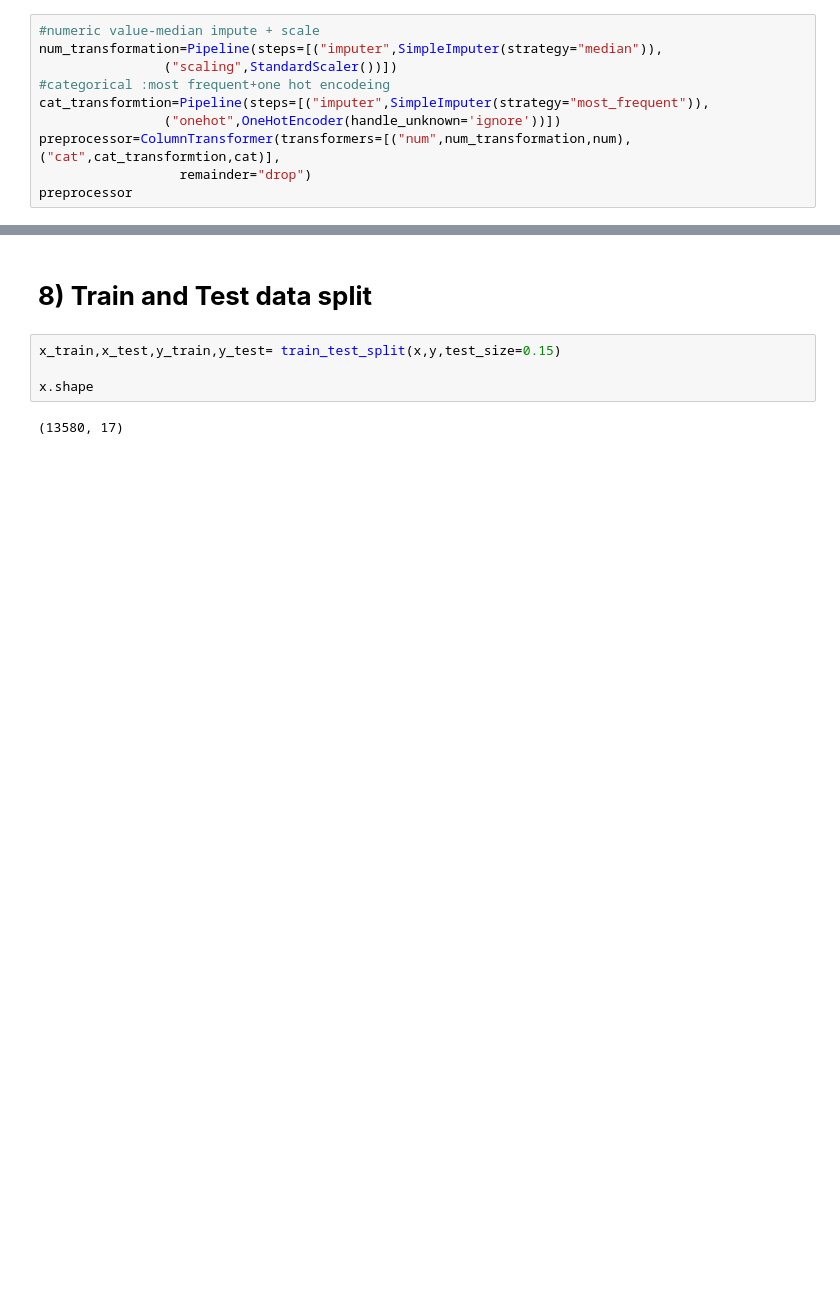
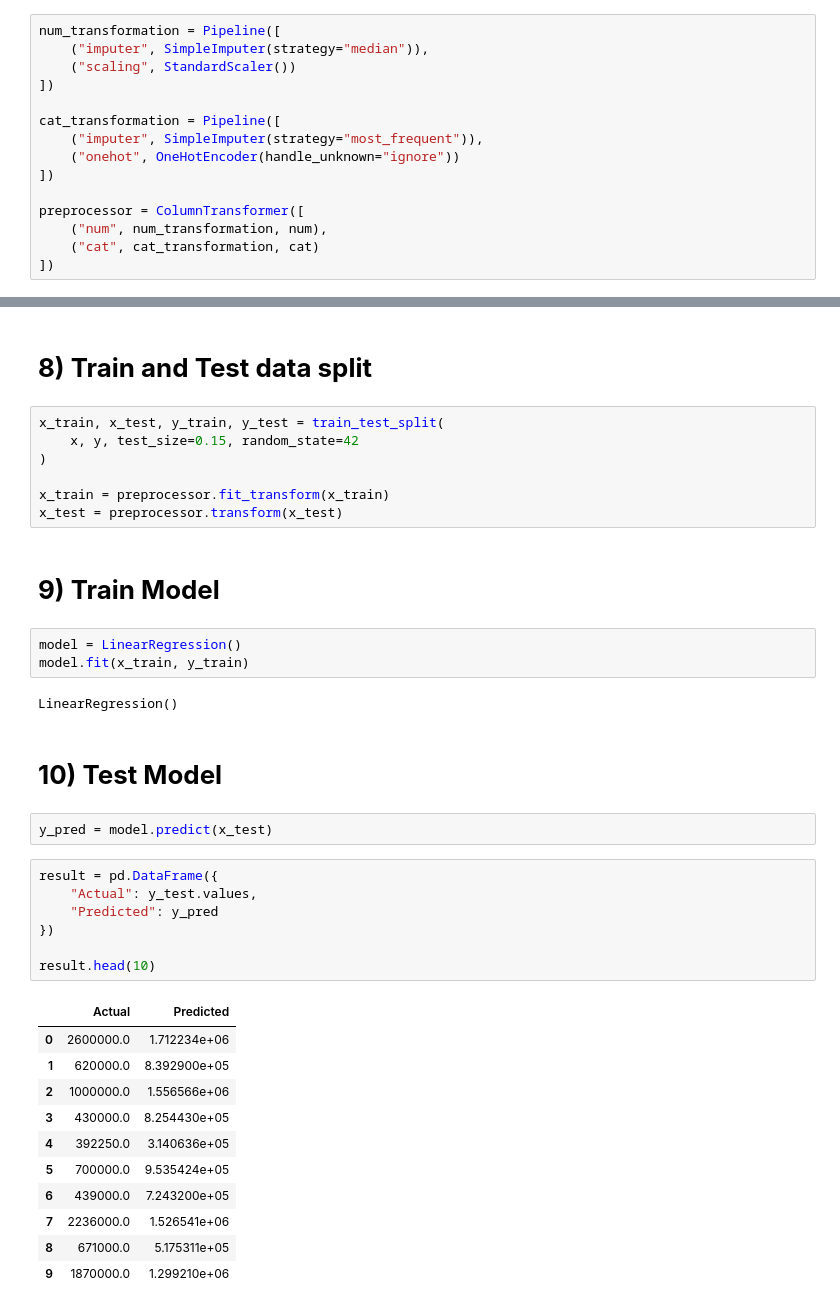
Before and after one commit to Gayathri7841/AI-Learning-Journey, a Jupyter notebook: LinearRegression.ipynb, the cells around one changed output, grey strips where cells are left out. Drawn from its saved outputs; the diff is of its cells as text; blank space fills up the shorter version.

```diff
--- a/LinearRegression.ipynb
+++ b/LinearRegression.ipynb
@@ -167,12 +170,17 @@ cat
 # %% [markdown]
 # **7) Preprocessing Pipeline(impute +encode + scaling)**
 # %%
-#numeric value-median impute + scale
-num_transformation=Pipeline(steps=[("imputer",SimpleImputer(strategy="median")),
-                ("scaling",StandardScaler())])
-#categorical :most frequent+one hot encodeing
-cat_transformtion=Pipeline(steps=[("imputer",SimpleImputer(strategy="most_frequent")),
-                ("onehot",OneHotEncoder(handle_unknown='ignore'))])
-preprocessor=ColumnTransformer(transformers=[("num",num_transformation,num),("cat",cat_transformtion,cat)],
-                  remainder="drop")
-preprocessor
+num_transformation = Pipeline([
+    ("imputer", SimpleImputer(strategy="median")),
+    ("scaling", StandardScaler())
+])
+
+cat_transformation = Pipeline([
+    ("imputer", SimpleImputer(strategy="most_frequent")),
+    ("onehot", OneHotEncoder(handle_unknown="ignore"))
+])
+
+preprocessor = ColumnTransformer([
+    ("num", num_transformation, num),
+    ("cat", cat_transformation, cat)
+])
@@ -197,8 +187,39 @@ ColumnTransformer(transformers=[('num',
 # %% [markdown]
 # **8) Train and Test data split**
 # %%
-x_train,x_test,y_train,y_test= train_test_split(x,y,test_size=0.15)
+x_train, x_test, y_train, y_test = train_test_split(
+    x, y, test_size=0.15, random_state=42
+)
 
-x.shape
+x_train = preprocessor.fit_transform(x_train)
+x_test = preprocessor.transform(x_test)
-# %% [output]
-(13580, 17)
+# %% [markdown]
+# **9) Train Model**
+# %%
+model = LinearRegression()
+model.fit(x_train, y_train)
+# %% [output]
+LinearRegression()
+# %% [markdown]
+# **10) Test Model**
+# %%
+y_pred = model.predict(x_test)
+# %%
+result = pd.DataFrame({
+    "Actual": y_test.values,
+    "Predicted": y_pred
+})
+
+result.head(10)
+# %% [output]
+|  | Actual | Predicted |
+| 0 | 2600000.0 | 1.712234e+06 |
+| 1 | 620000.0 | 8.392900e+05 |
+| 2 | 1000000.0 | 1.556566e+06 |
+| 3 | 430000.0 | 8.254430e+05 |
+| 4 | 392250.0 | 3.140636e+05 |
+| 5 | 700000.0 | 9.535424e+05 |
+| 6 | 439000.0 | 7.243200e+05 |
+| 7 | 2236000.0 | 1.526541e+06 |
+| 8 | 671000.0 | 5.175311e+05 |
+| 9 | 1870000.0 | 1.299210e+06 |
```
Also changed, not shown: parts of 12 cells of this notebook.
